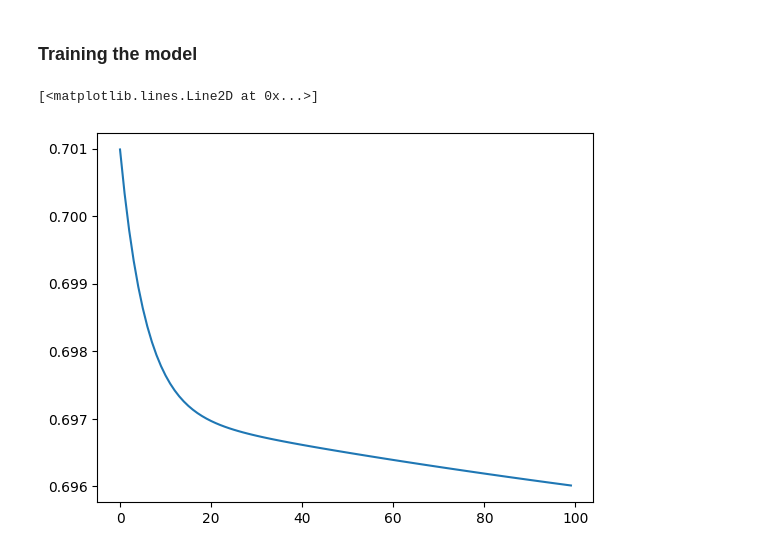
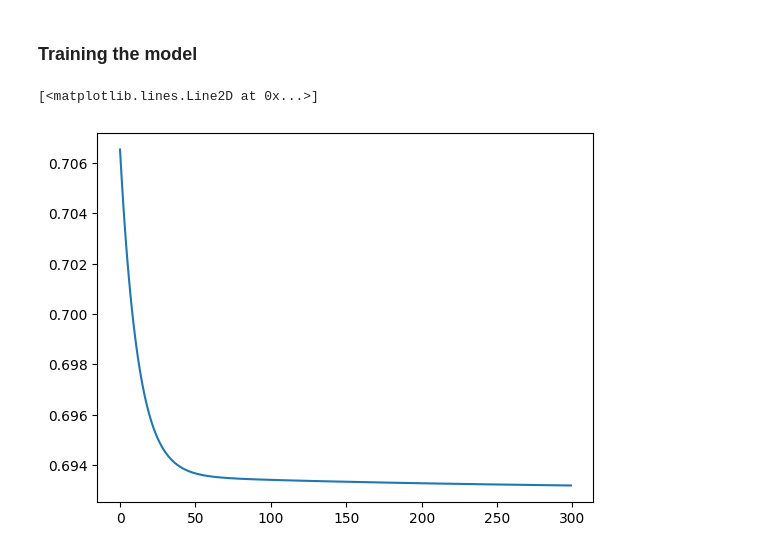
Before and after one commit to mathemaia/studies, a Jupyter notebook: Python/MachineLearning/SupervisedLearning/Pytorch/freeCodeCamp_2.ipynb, the cells around one changed output. Drawn from its saved outputs; the diff is of its cells as text; code cells hidden in the pictures.

```diff
--- a/Python/MachineLearning/SupervisedLearning/Pytorch/freeCodeCamp_2.ipynb
+++ b/Python/MachineLearning/SupervisedLearning/Pytorch/freeCodeCamp_2.ipynb
@@ -119,36 +119,40 @@ def accuracy_fn(y_true, y_pred):
 # %%
 # Garant the reprodutibility
 torch.manual_seed(42)
 torch.cuda.manual_seed(42)
 
 # Put the data to the target device
 X_train, y_train = X_train.to(device), y_train.to(device)
 X_test, y_test = X_test.to(device), y_test.to(device)
 
 # Number of epochs the model will be trained
-epochs = 100
+epochs = 300
+
 
 # Training loop
 ls = []
+ac = []
 for epoch in range(epochs):
     # Set the training mode
     model.train()
 
     # 1. Make the prediction with the forward method
-    pred_logits = model(X_train).squeeze()
-    # turn logits  ->  pred prob  ->  pred labels
-    pred_prob = torch.round(torch.sigmoid(pred_logits))
+    y_logits = model(X_train).squeeze()
+    y_pred = torch.round(torch.sigmoid(y_logits)) # turn logits  ->  pred prob  ->  pred labels
 
-    loss = loss_fn(pred_logits, y_train)
+    # 2. Calculate the loss/accuracy
+    loss = loss_fn(y_logits, y_train)
+    acc = accuracy_fn(y_train, y_pred)
     ls.append(float(loss))
+
 
     optimizer.zero_grad()
 
     loss.backward()
 
     optimizer.step()
 
 plt.plot(ls)
 # %% [output]
 [<matplotlib.lines.Line2D at 0x...>]
-[figure, old version]
+[figure, new version]
```
Also changed, not shown: parts of 3 cells of this notebook.
